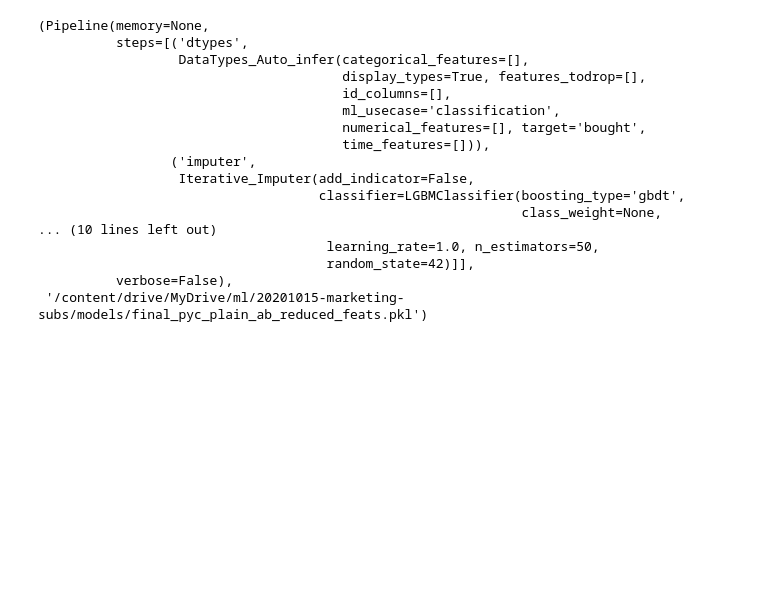
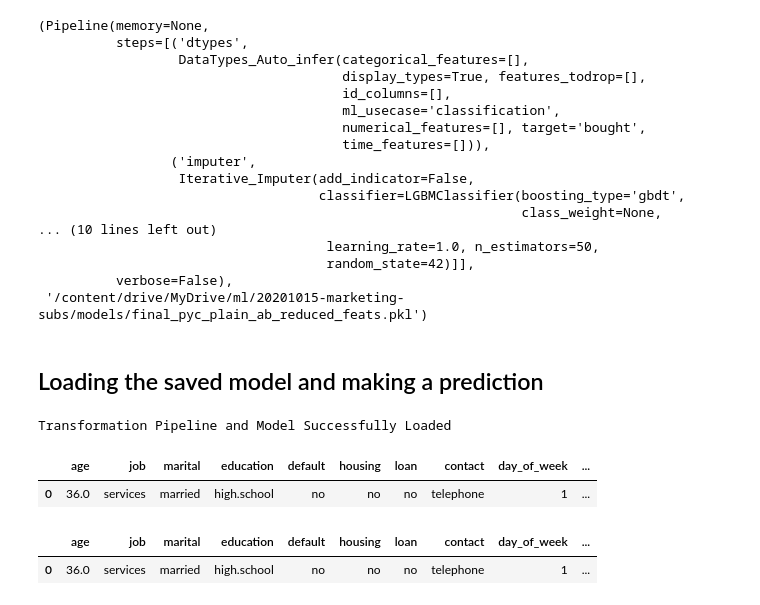
Before and after one commit to shambhavithakur/marketing-subscription-predictor, a Jupyter notebook: marketing_subs_model_creation2.ipynb, the cells around one changed output. Drawn from its saved outputs; the diff is of its cells as text; code cells hidden in the pictures; blank space fills up the shorter version.

Commit message:
Add code that loads a model and makes a prediction

```diff
--- a/marketing_subs_model_creation2.ipynb
+++ b/marketing_subs_model_creation2.ipynb
@@ -260,3 +260,23 @@ Transformation Pipeline and Model Succesfully Saved
                                      random_state=42)]],
           verbose=False),
  '/content/drive/MyDrive/ml/20201015-marketing-subs/models/final_pyc_plain_ab_reduced_feats.pkl')
+# %% [markdown]
+## Loading the saved model and making a prediction
+# %%
+model_save_path = '/content/drive/MyDrive/ml/20201015-marketing-subs/models/'
+
+loaded_plain_ab_reduced_feats = clf.load_model(model_save_path + 'final_pyc_plain_ab_reduced_feats')
+# %% [output]
+Transformation Pipeline and Model Successfully Loaded
+# %%
+new_prediction = clf.predict_model(loaded_plain_ab_reduced_feats, data=test_v2[0:1])
+# %%
+new_prediction
+# %% [output]
+|  | age | job | marital | education | default | housing | loan | contact | day_of_week | ... |
+| 0 | 36.0 | services | married | high.school | no | no | no | telephone | 1 | ... |
+# %%
+test_v2[0:1]
+# %% [output]
+|  | age | job | marital | education | default | housing | loan | contact | day_of_week | ... |
+| 0 | 36.0 | services | married | high.school | no | no | no | telephone | 1 | ... |
```
